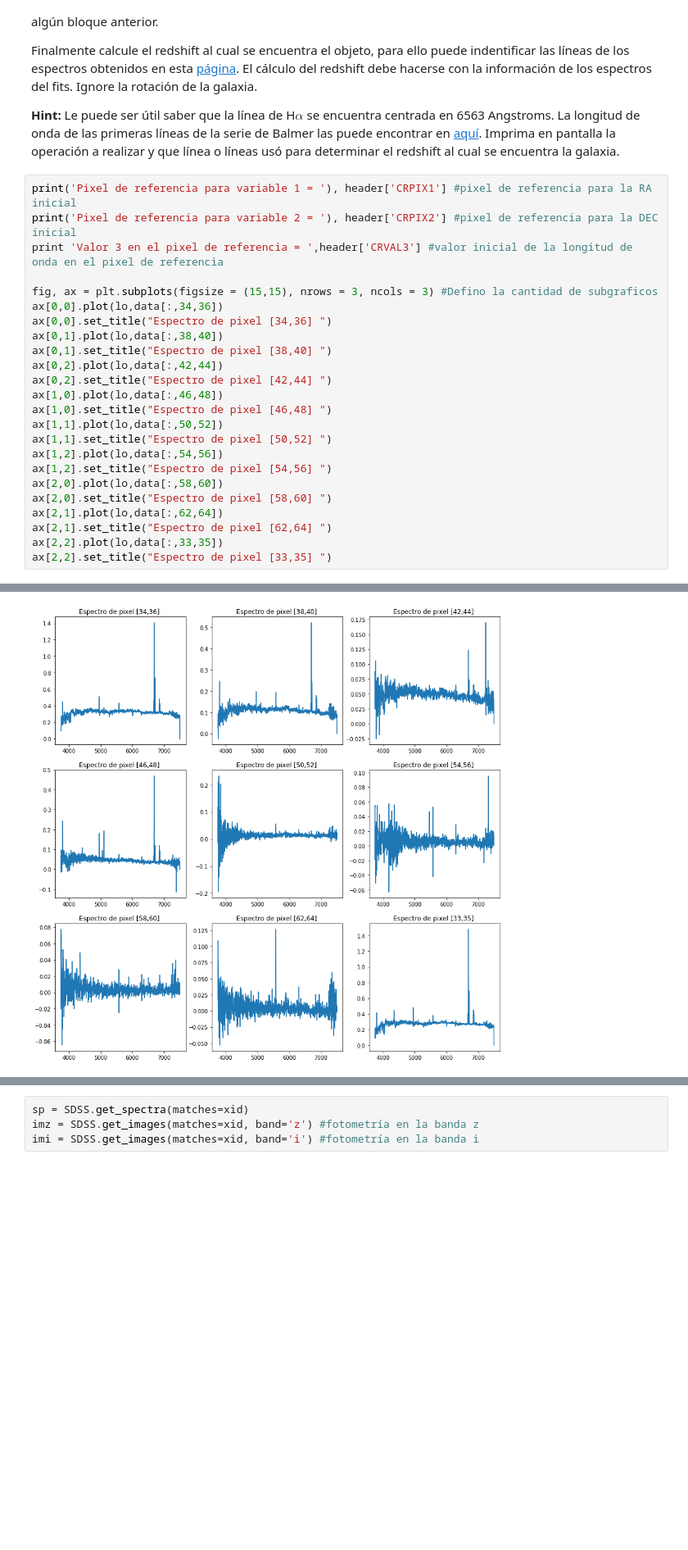
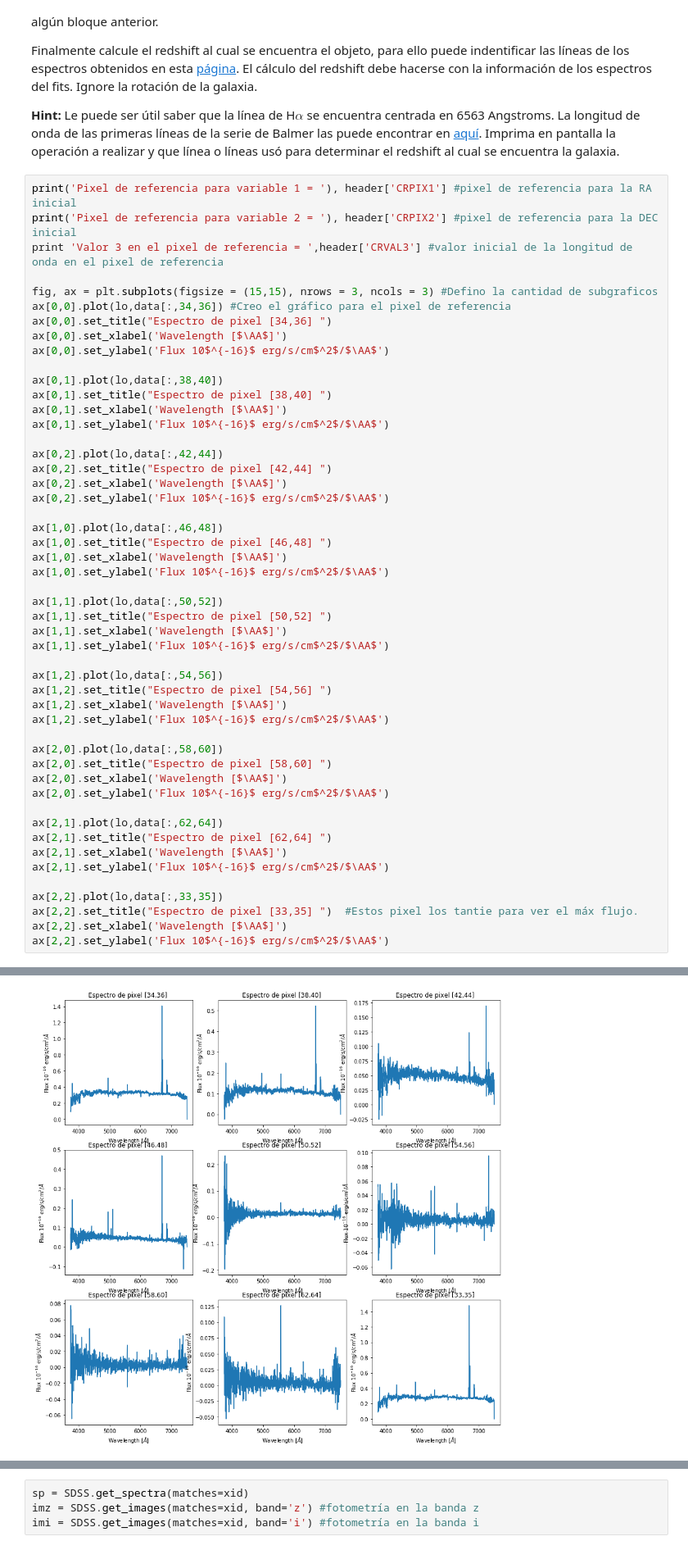
Before and after one commit to JoseJD7/minitarea4, a Jupyter notebook: minitarea4.ipynb, the cells around one changed output, grey strips where cells are left out. Shown at 82% size. Saved outputs shown, nothing was run; the diff lists cells and outputs as text; blank space fills up the shorter version.

```diff
--- a/minitarea4.ipynb
+++ b/minitarea4.ipynb
@@ -208,24 +216,50 @@ print('Pixel de referencia para variable 2 = '), header['CRPIX2'] #pixel de refe
 print 'Valor 3 en el pixel de referencia = ',header['CRVAL3'] #valor inicial de la longitud de onda en el pixel de referencia
 
 fig, ax = plt.subplots(figsize = (15,15), nrows = 3, ncols = 3) #Defino la cantidad de subgraficos
-ax[0,0].plot(lo,data[:,34,36])
+ax[0,0].plot(lo,data[:,34,36]) #Creo el gráfico para el pixel de referencia
 ax[0,0].set_title("Espectro de pixel [34,36] ")
+ax[0,0].set_xlabel('Wavelength [$\AA$]')
+ax[0,0].set_ylabel('Flux 10$^{-16}$ erg/s/cm$^2$/$\AA$')
+
 ax[0,1].plot(lo,data[:,38,40])
 ax[0,1].set_title("Espectro de pixel [38,40] ")
+ax[0,1].set_xlabel('Wavelength [$\AA$]')
+ax[0,1].set_ylabel('Flux 10$^{-16}$ erg/s/cm$^2$/$\AA$')
+
 ax[0,2].plot(lo,data[:,42,44])
 ax[0,2].set_title("Espectro de pixel [42,44] ")
+ax[0,2].set_xlabel('Wavelength [$\AA$]')
+ax[0,2].set_ylabel('Flux 10$^{-16}$ erg/s/cm$^2$/$\AA$')
+
 ax[1,0].plot(lo,data[:,46,48])
 ax[1,0].set_title("Espectro de pixel [46,48] ")
+ax[1,0].set_xlabel('Wavelength [$\AA$]')
+ax[1,0].set_ylabel('Flux 10$^{-16}$ erg/s/cm$^2$/$\AA$')
+
 ax[1,1].plot(lo,data[:,50,52])
 ax[1,1].set_title("Espectro de pixel [50,52] ")
+ax[1,1].set_xlabel('Wavelength [$\AA$]')
+ax[1,1].set_ylabel('Flux 10$^{-16}$ erg/s/cm$^2$/$\AA$')
+
 ax[1,2].plot(lo,data[:,54,56])
 ax[1,2].set_title("Espectro de pixel [54,56] ")
+ax[1,2].set_xlabel('Wavelength [$\AA$]')
+ax[1,2].set_ylabel('Flux 10$^{-16}$ erg/s/cm$^2$/$\AA$')
+
 ax[2,0].plot(lo,data[:,58,60])
 ax[2,0].set_title("Espectro de pixel [58,60] ")
+ax[2,0].set_xlabel('Wavelength [$\AA$]')
+ax[2,0].set_ylabel('Flux 10$^{-16}$ erg/s/cm$^2$/$\AA$')
+
 ax[2,1].plot(lo,data[:,62,64])
 ax[2,1].set_title("Espectro de pixel [62,64] ")
+ax[2,1].set_xlabel('Wavelength [$\AA$]')
+ax[2,1].set_ylabel('Flux 10$^{-16}$ erg/s/cm$^2$/$\AA$')
+
 ax[2,2].plot(lo,data[:,33,35])
-ax[2,2].set_title("Espectro de pixel [33,35] ")
+ax[2,2].set_title("Espectro de pixel [33,35] ")  #Estos pixel los tantie para ver el máx flujo.
+ax[2,2].set_xlabel('Wavelength [$\AA$]')
+ax[2,2].set_ylabel('Flux 10$^{-16}$ erg/s/cm$^2$/$\AA$')
 # %% [output]
 Pixel de referencia para variable 1 =  36
 Pixel de referencia para variable 2 =  34
@@ -234,4 +268,4 @@ Text(0.5,1,'Espectro de pixel [33,35] ')
-[figure, old version]
+[figure, new version]
 # %%
 print("Para calcular el redshift usaré esta fórmula:")
 print("z = lambda_obs/lambda_emi - 1")
```
Also changed, not shown: parts of 14 cells of this notebook.
